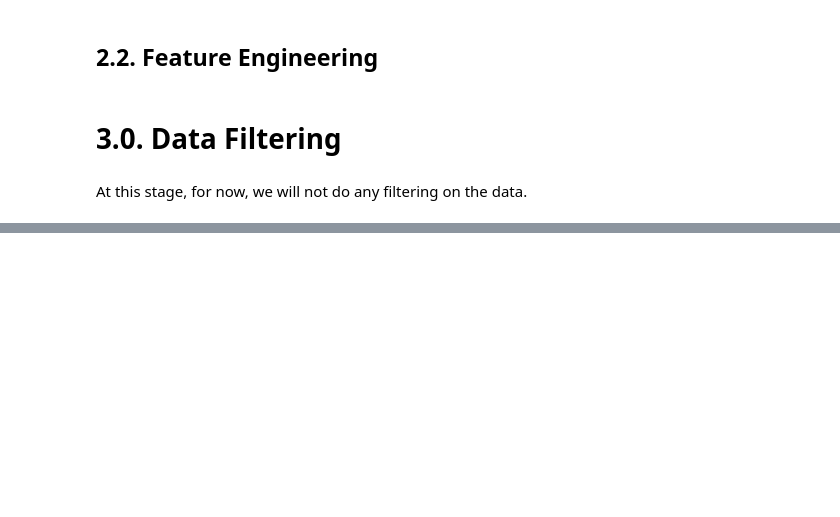
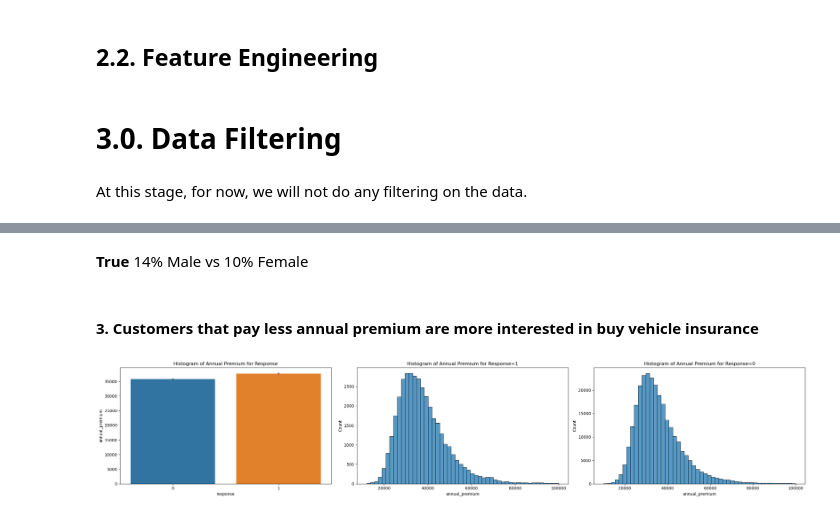
Before and after one commit to leoalvessantana/Project-Health-Insurance-Cross-Sell, a Jupyter notebook: Notebook.ipynb, the cells around one changed output, grey strips where cells are left out. Saved outputs shown, nothing was run; the diff lists cells and outputs as text; code cells hidden in the pictures; blank space fills up the shorter version.

```diff
--- a/Notebook.ipynb
+++ b/Notebook.ipynb
@@ -241,0 +380,33 @@ df3 = df2.copy()
+# %% [markdown]
+**True** 14% Male vs 10% Female
+# %% [markdown]
+#### 3. Customers that pay less annual premium are more interested in buy vehicle insurance
+# %%
+no_buy = df4[df4['response'] == 0]
+buy =    df4[df4['response'] == 1]
+
+
+fig, ax = plt.subplots(figsize=(25, 5))
+
+# Subplot 1
+plt.subplot(1, 3, 1)
+sns.barplot(x='response', y='annual_premium', data=df4);
+plt.title('Histogram of Annual Premium for Response')
+
+# Subplot 2
+plt.subplot(1, 3, 2)
+sns.histplot(x='annual_premium', bins=50, data=buy);
+plt.title('Histogram of Annual Premium for Response=1')
+
+# Subplot 3
+plt.subplot(1, 3, 3)
+sns.histplot(x='annual_premium', bins=50, data=no_buy);
+plt.title('Histogram of Annual Premium for Response=0')
+
+# Adjust layout to prevent clipping of titles
+plt.tight_layout()
+
+# Show the plot
+plt.show()
+# %% [output]
+[figure, added]
```
Also changed, not shown: parts of 51 cells of this notebook.
